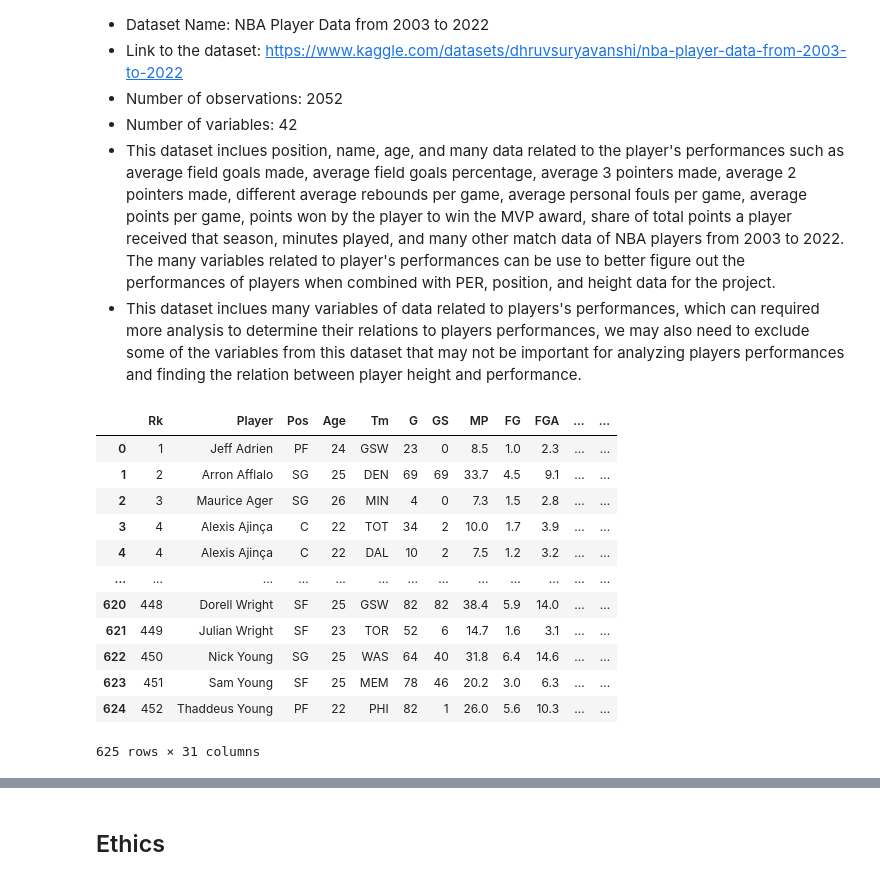
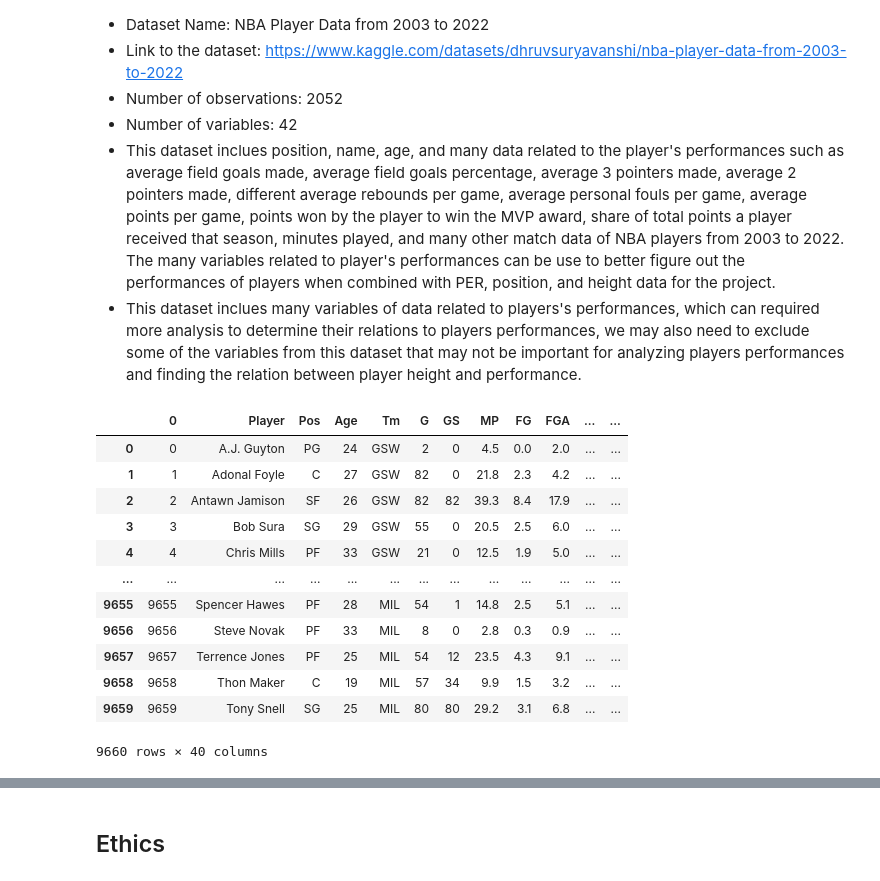
Before and after one commit to COGS108/Group039_WI26, a Jupyter notebook: 01-DataCheckpoint.ipynb, the cells around one changed output, grey strips where cells are left out. Cells and saved outputs as stored; diff of their text form; code cells hidden in the pictures.

```diff
--- a/01-DataCheckpoint.ipynb
+++ b/01-DataCheckpoint.ipynb
@@ -264,22 +264,23 @@ dtype: int64
   - Number of variables: 42
   - This dataset inclues position, name, age, and many data related to the player's performances such as average field goals made, average field goals percentage, average 3 pointers made, average 2 pointers made, different average rebounds per game, average personal fouls per game, average points per game, points won by the player to win the MVP award, share of total points a player received that season, minutes played, and many other match data of NBA players from 2003 to 2022. The many variables related to player's performances can be use to better figure out the performances of players when combined with PER, position, and height data for the project.
   - This dataset inclues many variables of data related to players's performances, which can required more analysis to determine their relations to players performances, we may also need to exclude some of the variables from this dataset that may not be important for analyzing players performances and finding the relation between player height and performance.
-# %%
-import pandas as pd
-players = pd.read_csv('data/00-raw/NBA Player Data 2009-2023/10-11stats.csv')
-players
-#This is just one year of all the players from 2010 to 2011. Kaggle already cleaned the data up pretty well.
-# %% [output]
-|  | Rk | Player | Pos | Age | Tm | G | GS | MP | FG | FGA | ... | ... |
-| 0 | 1 | Jeff Adrien | PF | 24 | GSW | 23 | 0 | 8.5 | 1.0 | 2.3 | ... | ... |
-| 1 | 2 | Arron Afflalo | SG | 25 | DEN | 69 | 69 | 33.7 | 4.5 | 9.1 | ... | ... |
-| 2 | 3 | Maurice Ager | SG | 26 | MIN | 4 | 0 | 7.3 | 1.5 | 2.8 | ... | ... |
-| 3 | 4 | Alexis Ajinça | C | 22 | TOT | 34 | 2 | 10.0 | 1.7 | 3.9 | ... | ... |
-| 4 | 4 | Alexis Ajinça | C | 22 | DAL | 10 | 2 | 7.5 | 1.2 | 3.2 | ... | ... |
-| ... | ... | ... | ... | ... | ... | ... | ... | ... | ... | ... | ... | ... |
-| 620 | 448 | Dorell Wright | SF | 25 | GSW | 82 | 82 | 38.4 | 5.9 | 14.0 | ... | ... |
-| 621 | 449 | Julian Wright | SF | 23 | TOR | 52 | 6 | 14.7 | 1.6 | 3.1 | ... | ... |
-| 622 | 450 | Nick Young | SG | 25 | WAS | 64 | 40 | 31.8 | 6.4 | 14.6 | ... | ... |
-| 623 | 451 | Sam Young | SF | 25 | MEM | 78 | 46 | 20.2 | 3.0 | 6.3 | ... | ... |
-| 624 | 452 | Thaddeus Young | PF | 22 | PHI | 82 | 1 | 26.0 | 5.6 | 10.3 | ... | ... |
-625 rows × 31 columns
+# %%
+players = pd.read_csv('data/00-raw/NBA Player Data from 2003 to 2022/player_data_03_22.csv')
+#This column that im dropping is unnecessary for the project and i might drop more
+players = players.drop(columns=['Share'])
+
+players
+# %% [output]
+|  | 0 | Player | Pos | Age | Tm | G | GS | MP | FG | FGA | ... | ... |
+| 0 | 0 | A.J. Guyton | PG | 24 | GSW | 2 | 0 | 4.5 | 0.0 | 2.0 | ... | ... |
+| 1 | 1 | Adonal Foyle | C | 27 | GSW | 82 | 0 | 21.8 | 2.3 | 4.2 | ... | ... |
+| 2 | 2 | Antawn Jamison | SF | 26 | GSW | 82 | 82 | 39.3 | 8.4 | 17.9 | ... | ... |
+| 3 | 3 | Bob Sura | SG | 29 | GSW | 55 | 0 | 20.5 | 2.5 | 6.0 | ... | ... |
+| 4 | 4 | Chris Mills | PF | 33 | GSW | 21 | 0 | 12.5 | 1.9 | 5.0 | ... | ... |
+| ... | ... | ... | ... | ... | ... | ... | ... | ... | ... | ... | ... | ... |
+| 9655 | 9655 | Spencer Hawes | PF | 28 | MIL | 54 | 1 | 14.8 | 2.5 | 5.1 | ... | ... |
+| 9656 | 9656 | Steve Novak | PF | 33 | MIL | 8 | 0 | 2.8 | 0.3 | 0.9 | ... | ... |
+| 9657 | 9657 | Terrence Jones | PF | 25 | MIL | 54 | 12 | 23.5 | 4.3 | 9.1 | ... | ... |
+| 9658 | 9658 | Thon Maker | C | 19 | MIL | 57 | 34 | 9.9 | 1.5 | 3.2 | ... | ... |
+| 9659 | 9659 | Tony Snell | SG | 25 | MIL | 80 | 80 | 29.2 | 3.1 | 6.8 | ... | ... |
+9660 rows × 40 columns
```
Also changed, not shown: parts of 1 cell of this notebook.
